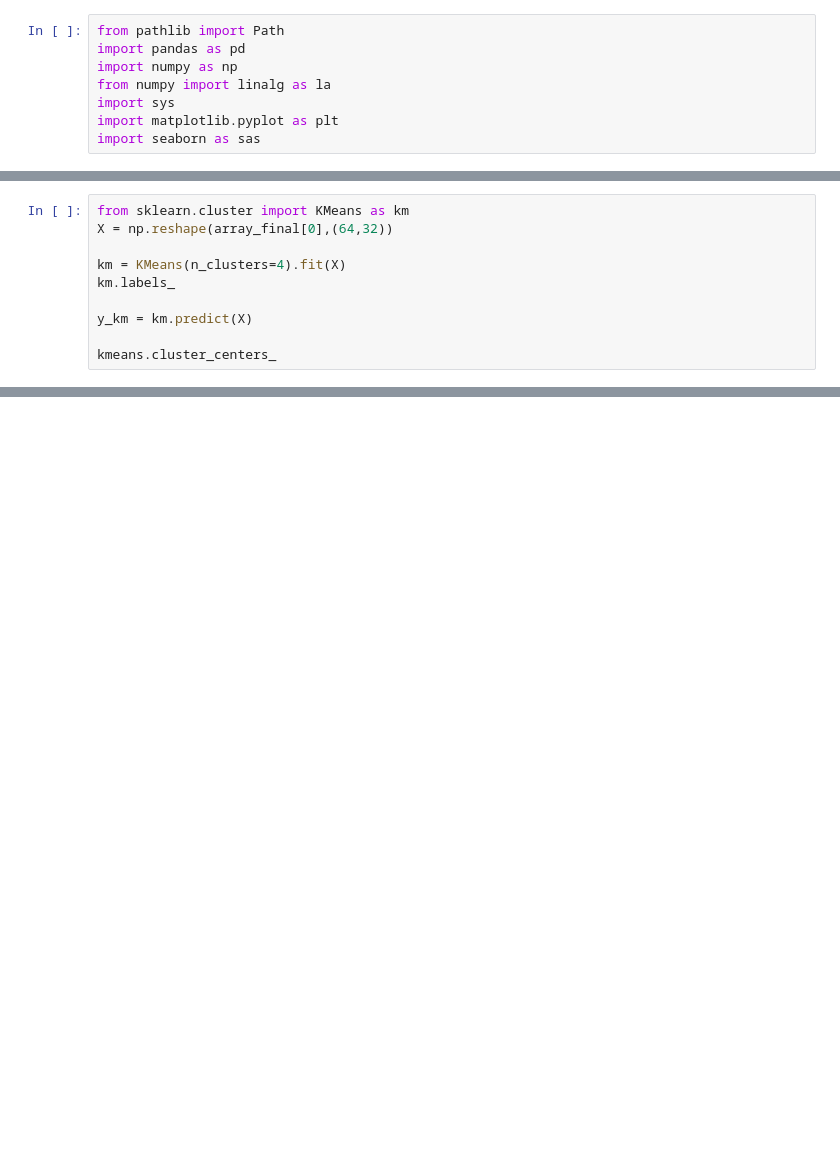
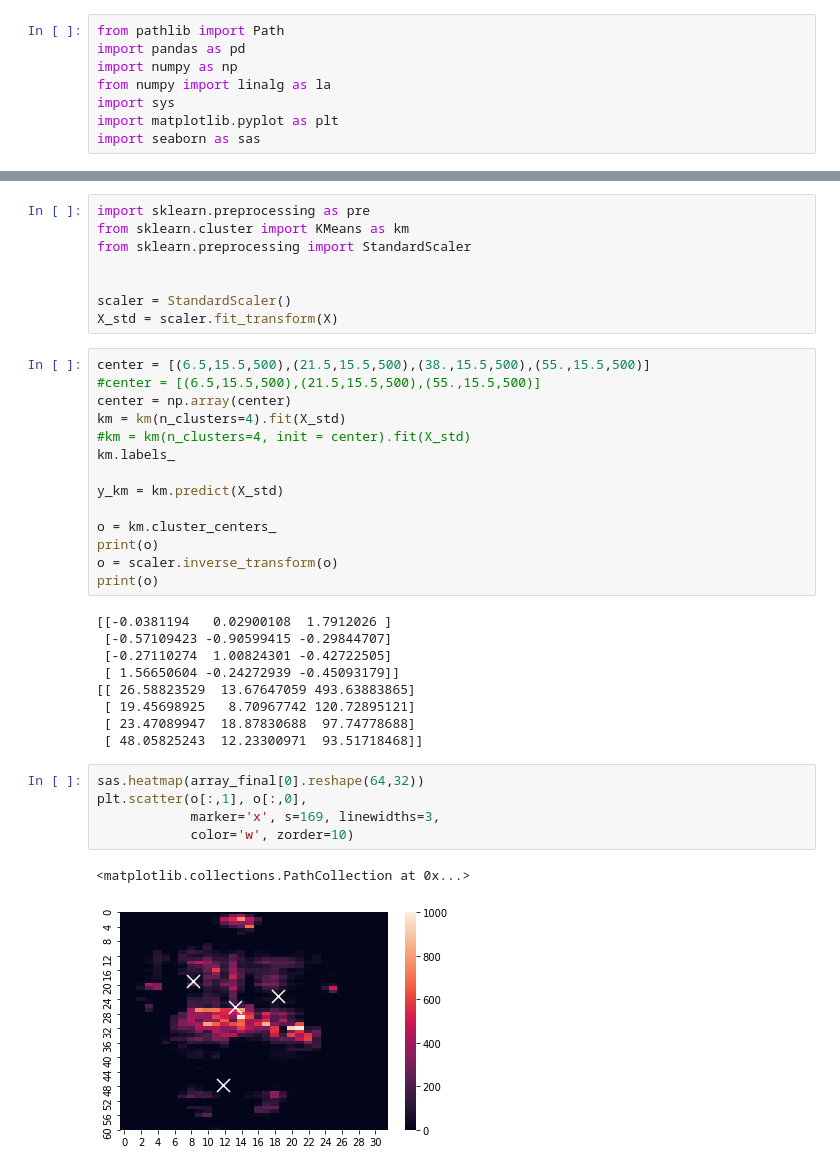
Before and after one commit to CrostaBot/PostureRecognition, a Jupyter notebook: PCA.ipynb, the cells around one changed output, grey strips where cells are left out. Saved outputs shown, nothing was run; the diff lists cells and outputs as text; blank space fills up the shorter version.

```diff
--- a/PCA.ipynb
+++ b/PCA.ipynb
@@ -104,10 +107,0 @@ print(avg)
-# %%
-from sklearn.cluster import KMeans as km
-X = np.reshape(array_final[0],(64,32))
-
-km = KMeans(n_clusters=4).fit(X)
-km.labels_
-
-y_km = km.predict(X)
-
-kmeans.cluster_centers_
@@ -220,0 +128,39 @@ array([[ 2.60509732,  1.22529553],
+# %%
+import sklearn.preprocessing as pre
+from sklearn.cluster import KMeans as km
+from sklearn.preprocessing import StandardScaler
+
+
+scaler = StandardScaler()
+X_std = scaler.fit_transform(X)
+# %%
+center = [(6.5,15.5,500),(21.5,15.5,500),(38.,15.5,500),(55.,15.5,500)]
+#center = [(6.5,15.5,500),(21.5,15.5,500),(55.,15.5,500)]
+center = np.array(center)
+km = km(n_clusters=4).fit(X_std)
+#km = km(n_clusters=4, init = center).fit(X_std)
+km.labels_
+
+y_km = km.predict(X_std)
+
+o = km.cluster_centers_
+print(o)
+o = scaler.inverse_transform(o)
+print(o)
+# %% [output]
+[[-0.0381194   0.02900108  1.7912026 ]
+ [-0.57109423 -0.90599415 -0.29844707]
+ [-0.27110274  1.00824301 -0.42722505]
+ [ 1.56650604 -0.24272939 -0.45093179]]
+[[ 26.58823529  13.67647059 493.63883865]
+ [ 19.45698925   8.70967742 120.72895121]
+ [ 23.47089947  18.87830688  97.74778688]
+ [ 48.05825243  12.23300971  93.51718468]]
+# %%
+sas.heatmap(array_final[0].reshape(64,32))
+plt.scatter(o[:,1], o[:,0],
+            marker='x', s=169, linewidths=3,
+            color='w', zorder=10)
+# %% [output]
+<matplotlib.collections.PathCollection at 0x...>
+[figure, added]
```
Also changed, not shown: parts of 11 cells of this notebook.
